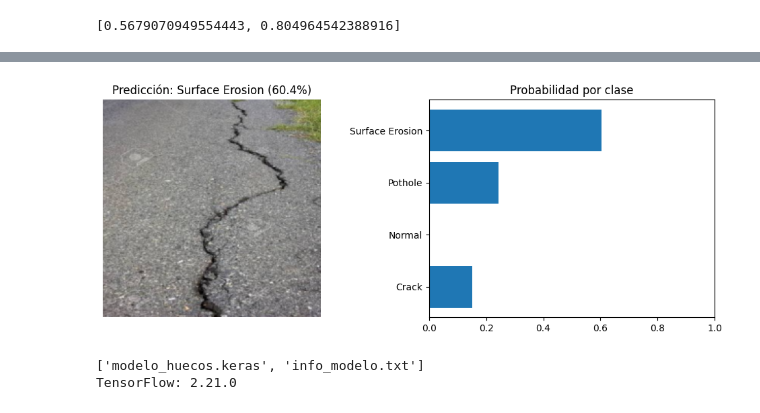
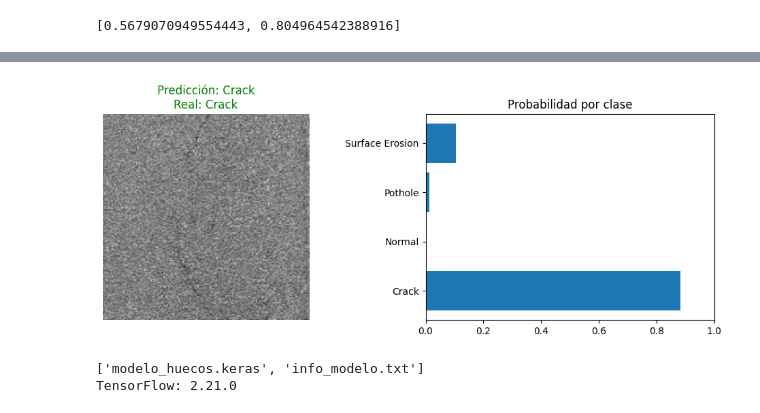
Before and after one commit to JuanCg42/Deteccion_de_Huecos_en_Carreteras_CNN, a Jupyter notebook: Entrenamiento/Detección_de_Huecos_en_Carreteras.ipynb, the cells around one changed output, grey strips where cells are left out. Cells and saved outputs as stored; diff of their text form; code cells hidden in the pictures.

```diff
--- a/Entrenamiento/Detección_de_Huecos_en_Carreteras.ipynb
+++ b/Entrenamiento/Detección_de_Huecos_en_Carreteras.ipynb
@@ -266,24 +266,21 @@ model.evaluate(test_images, test_labels)
 9/9 ━━━━━━━━━━━━━━━━━━━━ 9s 1s/step - accuracy: 0.8050 - loss: 0.5679
 [0.5679070949554443, 0.804964542388916]
 # %%
-from google.colab import files
-subida = files.upload()
-ruta_foto = list(subida.keys())[0]
-print("Foto subida:", ruta_foto)
+clase = "Crack"
+n = 40
 
-img = tf.keras.utils.load_img(ruta_foto, target_size=(224, 224), interpolation="bilinear")
-img = np.array(img)
-img_norm = img.astype("float32") / 255
+idx = np.where(y_test == class_names.index(clase))[0][n]
 
-pred = model.predict(img_norm.reshape(1, 224, 224, 3))
+pred = model.predict(test_images[idx].reshape(1, 224, 224, 3))
 pred_label = np.argmax(pred)
 
 plt.style.use("default")
 plt.figure(figsize=(10,4))
 
 plt.subplot(1, 2, 1)
-plt.imshow(img)
-plt.title(f"Predicción: {class_names[pred_label]} ({pred[0][pred_label]*100:.1f}%)")
+plt.imshow(X_test[idx])
+color = "green" if pred_label == y_test[idx] else "red"
+plt.title(f"Predicción: {class_names[pred_label]}\nReal: {clase}", color=color)
 plt.axis("off")
 
 plt.subplot(1, 2, 2)
@@ -301,4 +295,4 @@ Foto subida: images.jpg
-[figure, old version]
+[figure, new version]
 # %%
 final = "/content/drive/MyDrive/huecos/proyecto_final/"
 os.makedirs(final, exist_ok=True)
```
Also changed, not shown: parts of 5 cells of this notebook.
